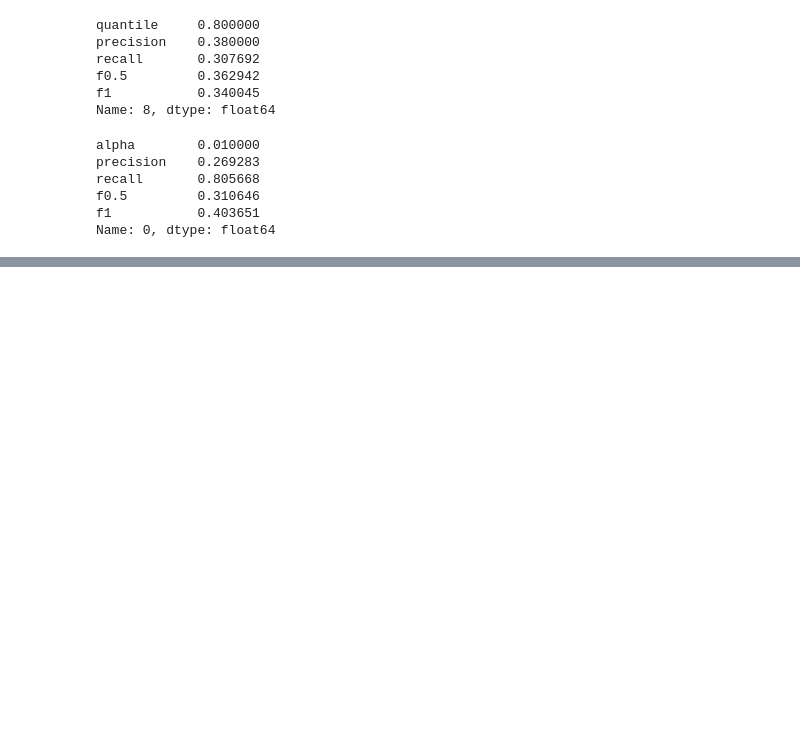
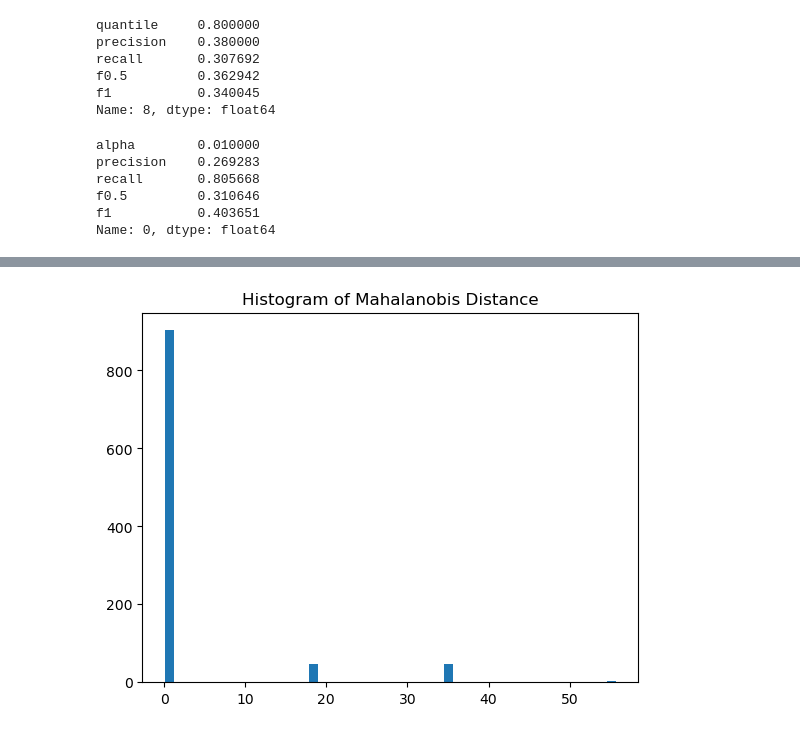
Before and after one commit to inkkuli/fraud_Insurance, a Jupyter notebook: fraud.ipynb, the cells around one changed output, grey strips where cells are left out. Cells and saved outputs as stored; diff of their text form; code cells hidden in the pictures; blank space fills up the shorter version.

```diff
--- a/fraud.ipynb
+++ b/fraud.ipynb
@@ -1135,0 +1220,37 @@ Name: 0, dtype: float64
+# %%
+
+
+def robust_mahalanobis_anomaly_noscaler(X_input, threshold_quantile=0.8, return_distance=False, random_state=42):
+    """
+    Robust Mahalanobis Distance anomaly detection (ไม่ทำ Standardization)
+
+    Parameters:
+    - X_input: pandas DataFrame (raw scale, ไม่ทำ scaling)
+    - threshold_quantile: float, quantile cutoff (default=0.8)
+    - return_distance: if True, return also the threshold
+    - random_state: int, for reproducibility
+
+    Returns:
+    - result_df: DataFrame (original scale) + mahalanobis_distance + anomaly
+    """
+    if not isinstance(X_input, pd.DataFrame):
+        raise ValueError("X_input must be a pandas DataFrame")
+
+    # ✅ ไม่ทำ StandardScaler
+    mcd = MinCovDet(random_state=random_state, support_fraction=0.9).fit(X_input)
+    distances = mcd.mahalanobis(X_input)
+
+    threshold = np.quantile(distances, threshold_quantile)
+    anomalies = (distances > threshold).astype(int)
+
+    result_df = X_input.copy()
+    result_df["mahalanobis_distance"] = distances
+    result_df["anomaly"] = anomalies
+
+    if return_distance:
+        return result_df, threshold
+    else:
+        return result_df
+# %%
+result_df = robust_mahalanobis_anomaly_noscaler(binary_df, threshold_quantile=0.8)
+result_df
@@ -1135,0 +1271,3 @@ Name: 0, dtype: float64
+# %%
+result_df = add_pvalue_to_result(result_df, alpha=0.01)
+result_df
@@ -1135,0 +1389,7 @@ Name: 0, dtype: float64
+# %%
+import matplotlib.pyplot as plt
+plt.hist(result_df["mahalanobis_distance"], bins=50)
+plt.title("Histogram of Mahalanobis Distance")
+plt.show()
+# %% [output]
+[figure, added]
```
Also changed, not shown: parts of 14 cells of this notebook.
